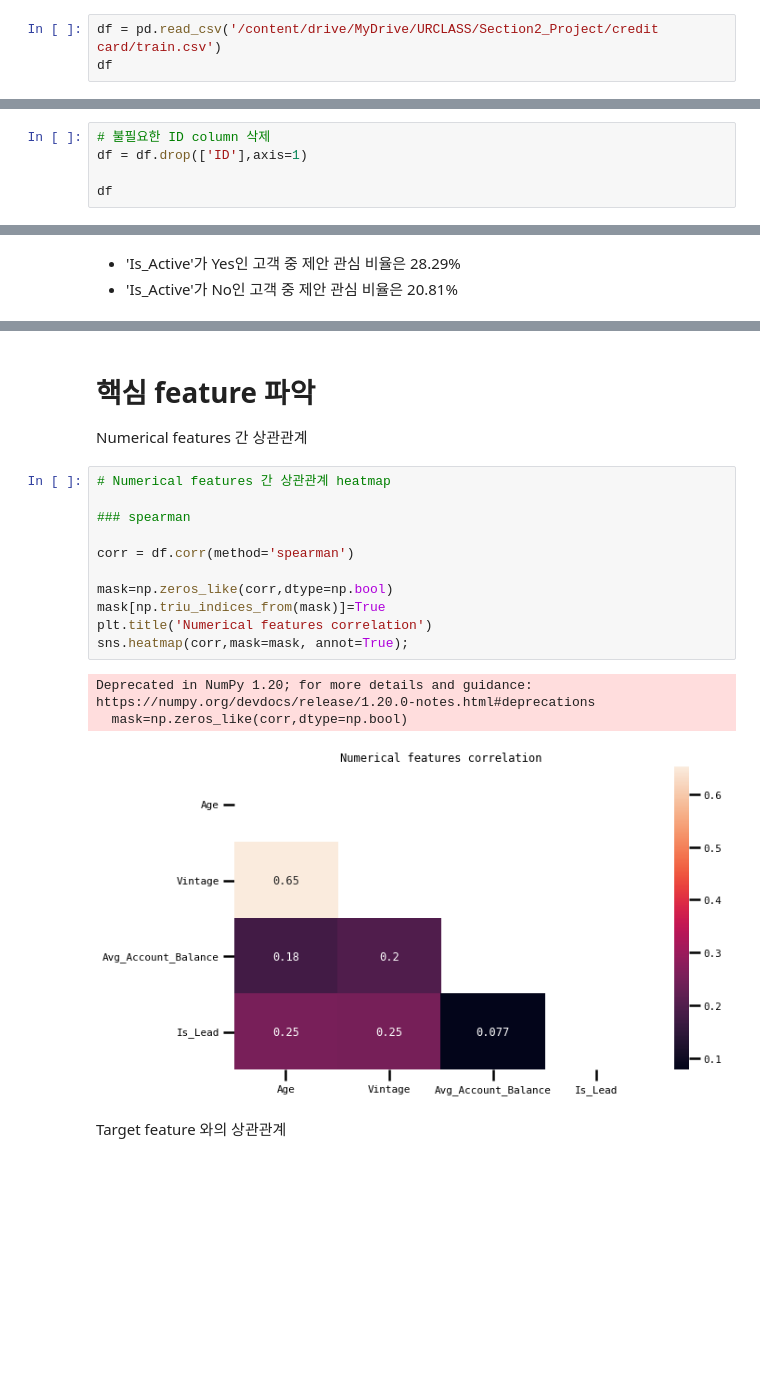
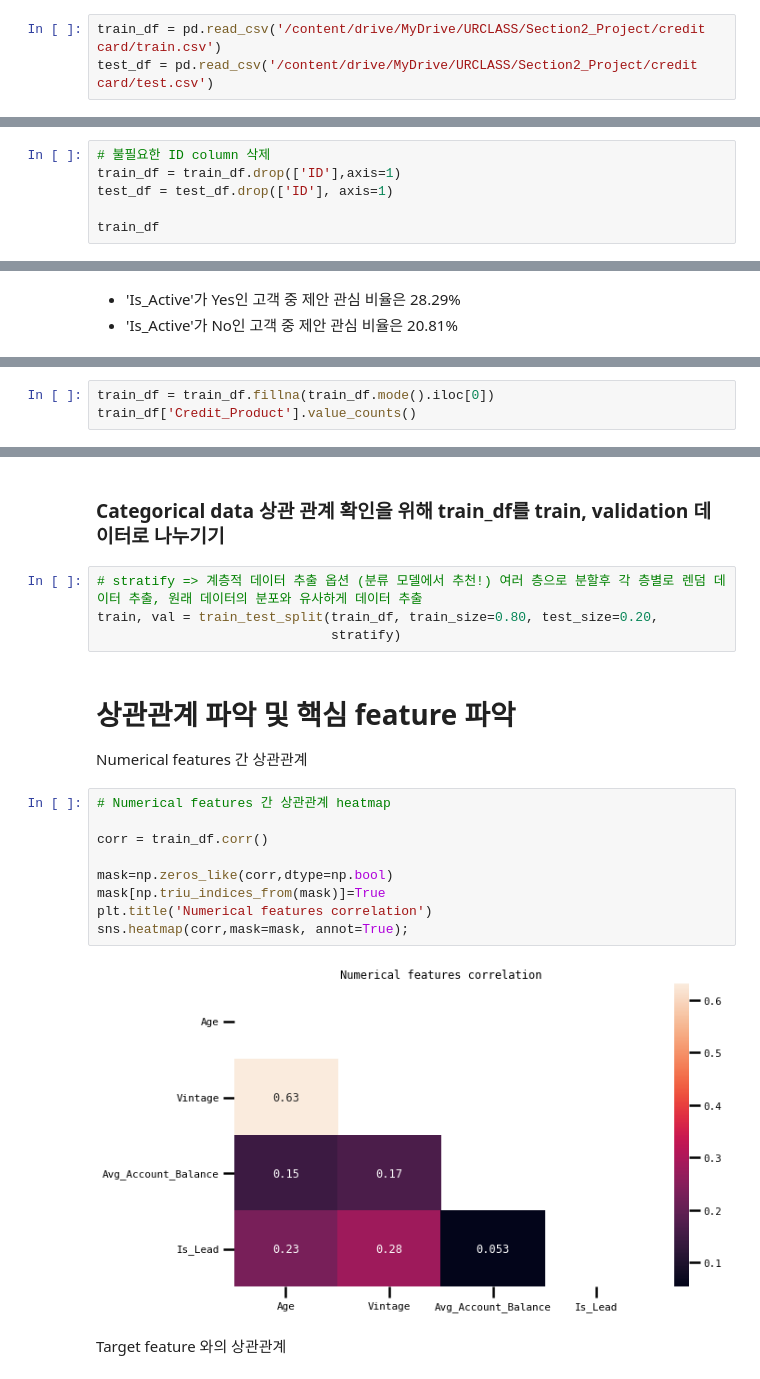
Before and after one commit to Oksusudom/Python_Learning, a Jupyter notebook: improvement.ipynb, the cells around one changed output, grey strips where cells are left out. Drawn from its saved outputs; the diff is of its cells as text; blank space fills up the shorter version.

```diff
--- a/improvement.ipynb
+++ b/improvement.ipynb
@@ -28,5 +55,5 @@ rcParams['grid.linewidth'] = 0.2
 
 sns.set_context('poster', font_scale=0.5)
 # %%
-df = pd.read_csv('/content/drive/MyDrive/URCLASS/Section2_Project/credit card/train.csv')
-df
+train_df = pd.read_csv('/content/drive/MyDrive/URCLASS/Section2_Project/credit card/train.csv')
+test_df = pd.read_csv('/content/drive/MyDrive/URCLASS/Section2_Project/credit card/test.csv')
@@ -78,9 +122,10 @@ Is_Lead                    0
 dtype: int64
 # %%
 # 불필요한 ID column 삭제
-df = df.drop(['ID'],axis=1)
+train_df = train_df.drop(['ID'],axis=1)
+test_df = test_df.drop(['ID'], axis=1)
 
-df
+train_df
 # %% [output]
 |  | Gender | Age | Region_Code | Occupation | Channel_Code | Vintage | Credit_Product | Avg_Account_Balance | ... |
 | 0 | Female | 73 | RG268 | Other | X3 | 43 | No | 1045696 | ... |
@@ -408,0 +465,3 @@ Name: Is_Lead, dtype: float64
+# %%
+train_df = train_df.fillna(train_df.mode().iloc[0])
+train_df['Credit_Product'].value_counts()
@@ -409,22 +472,24 @@ Name: Is_Lead, dtype: float64
+# %% [markdown]
+### Categorical data 상관 관계 확인을 위해 train_df를 train, validation 데이터로 나누기기
+# %%
+# stratify => 계층적 데이터 추출 옵션 (분류 모델에서 추천!) 여러 층으로 분할후 각 층별로 렌덤 데이터 추출, 원래 데이터의 분포와 유사하게 데이터 추출
+train, val = train_test_split(train_df, train_size=0.80, test_size=0.20,
+                              stratify)
 # %% [markdown]
-# 핵심 feature 파악
+# 상관관계 파악 및 핵심 feature 파악
 
 Numerical features 간 상관관계
 # %%
 # Numerical features 간 상관관계 heatmap
 
-### spearman
-
-corr = df.corr(method='spearman')
+corr = train_df.corr()
 
 mask=np.zeros_like(corr,dtype=np.bool)
 mask[np.triu_indices_from(mask)]=True
 plt.title('Numerical features correlation')
 sns.heatmap(corr,mask=mask, annot=True);
 # %% [output]
-Deprecated in NumPy 1.20; for more details and guidance: https://numpy.org/devdocs/release/1.20.0-notes.html#deprecations
-  mask=np.zeros_like(corr,dtype=np.bool)
-[figure, old version]
+[figure, new version]
 # %% [markdown]
 Target feature 와의 상관관계
 # %%
```
Also changed, not shown: parts of 46 cells of this notebook.
